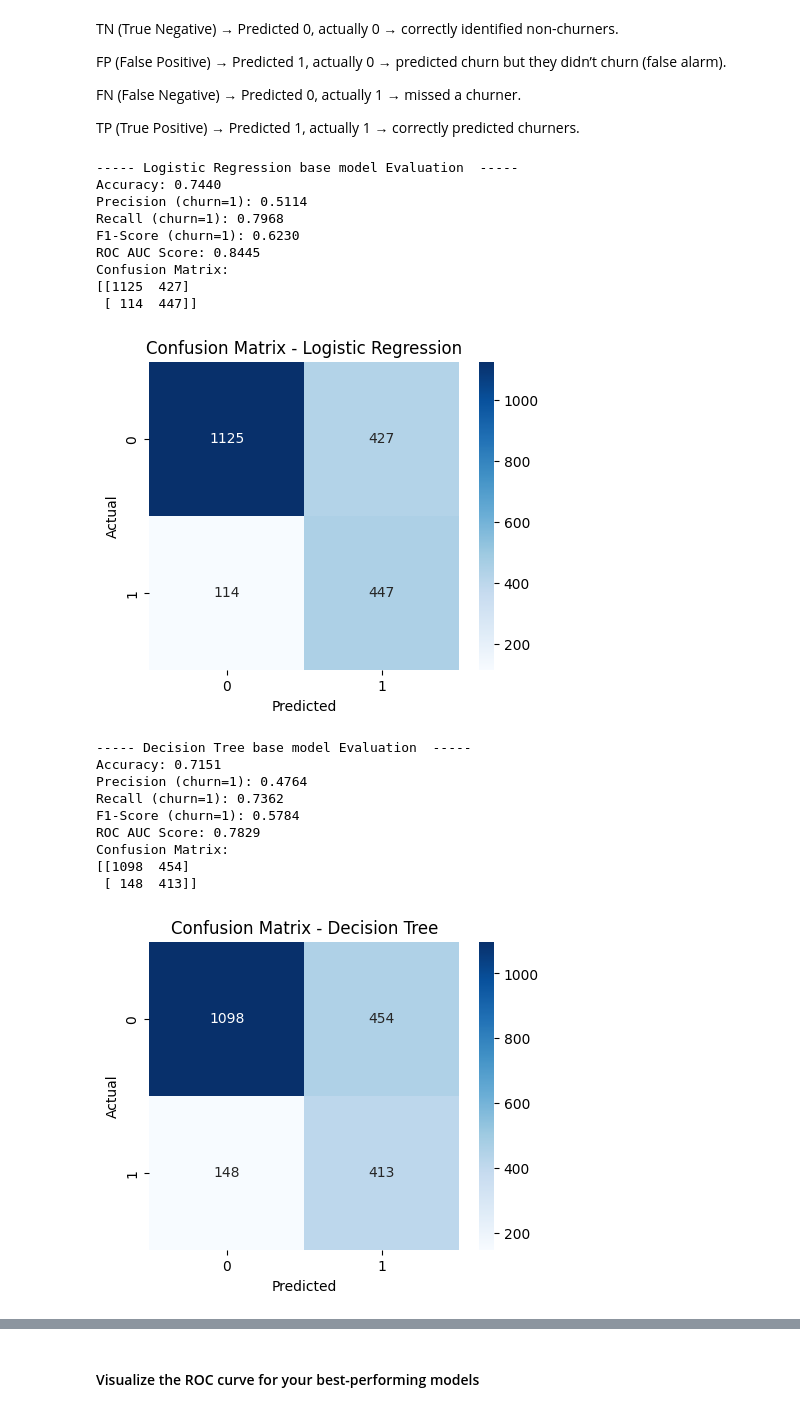
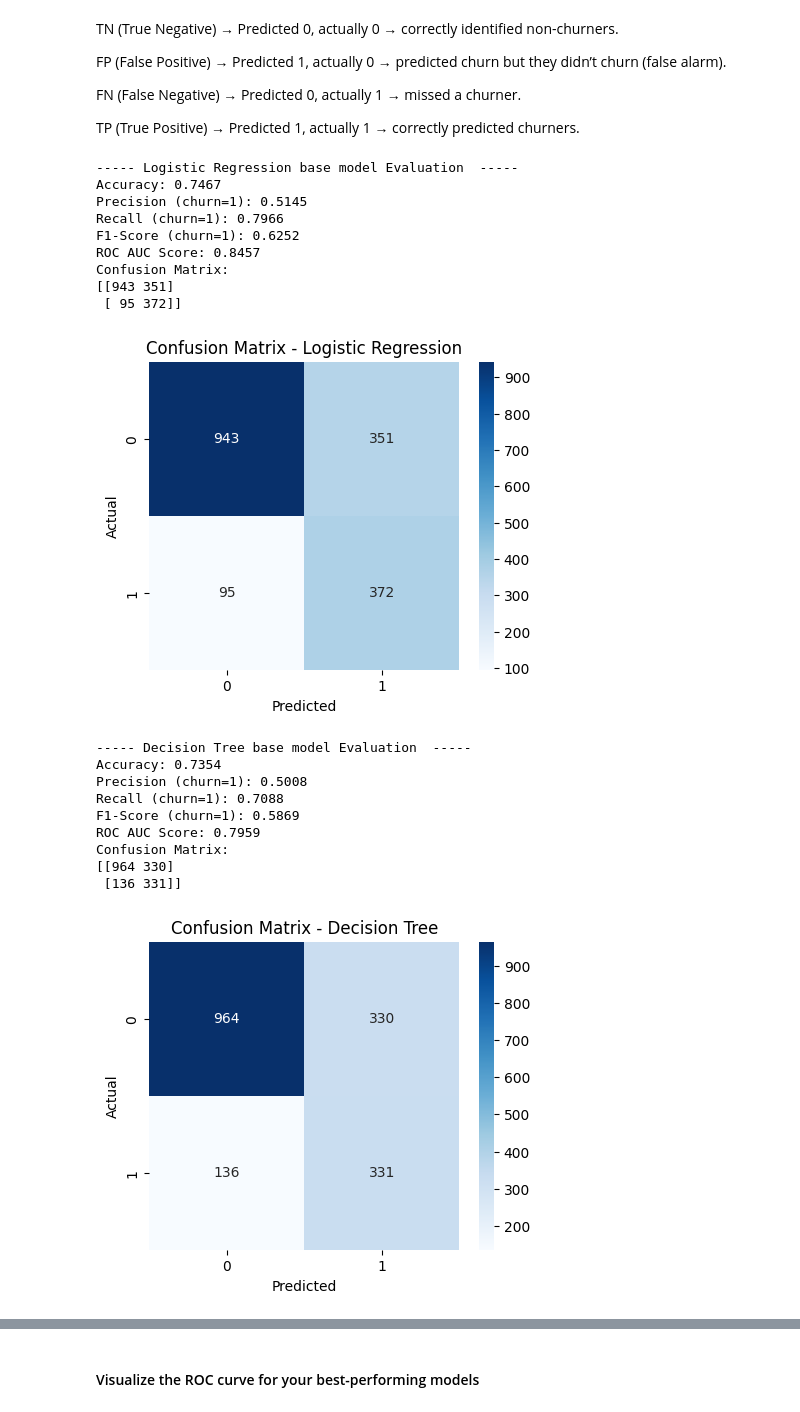
Before and after one commit to ZahraaFadhel/Predictive-Model-for-Customer-Churn, a Jupyter notebook: main.ipynb, the cells around one changed output, grey strips where cells are left out. Cells and saved outputs as stored; diff of their text form; code cells hidden in the pictures.

```diff
--- a/main.ipynb
+++ b/main.ipynb
@@ -987,7 +994,7 @@ y = df['churn']
 # Split the dataset: 70% train, 30% test with stratification
 X_train, X_test, y_train, y_test = train_test_split(
     X, y,
-    test_size=0.30,
+    test_size=0.25,
     random_state=42,
     stratify=y  # to ensure balanced churn distribution in both sets
 )
@@ -1366,3 +1434,35 @@ Top 10 most important features:
 # %% [markdown]
 #### Tune hyperparameters for the Random Forest Classifier and Gradient Boosting Classifier (XGBoost) models to optimize their perfomance
 we will be using RandomizedSearchCV because it is faster and works well with large hyperparameter spaces
+# %%
+from sklearn.linear_model import LogisticRegression
+from sklearn.model_selection import GridSearchCV
+
+# Hyperparameter grid
+params = {
+    'C': [0.01, 0.1, 1, 10, 100],
+    'penalty': ['l2'],
+    'solver': ['lbfgs']  # compatible with l2
+}
+
+grid_search_lr = GridSearchCV(
+    estimator=LogisticRegression(
+        max_iter=1000,
+        class_weight='balanced',
+        random_state=42
+    ),
+    param_grid=params,
+    scoring='roc_auc',   # AUC-ROC as scoring metric
+    cv=5,                # 5-fold CV
+    n_jobs=-1,           # use all cores
+    verbose=1
+)
+
+grid_search_lr.fit(X_train, y_train)
+
+print("Best hyperparameters for Logistic Regression:")
+print(grid_search_lr.best_params_)
+
+print(f"Best AUC-ROC score from cross-validation: {grid_search_lr.best_score_:.4f}")
+
+best_lr = grid_search_lr.best_estimator_
@@ -1519,38 +1757,38 @@ FN (False Negative) → Predicted 0, actually 1 → missed a churner.
 TP (True Positive) → Predicted 1, actually 1 → correctly predicted churners.
 # %%
 # Logistic regression model
-evaluate_model(logistic_regression, X_test, y_test, "Logistic Regression")
+evaluate_model(best_lr, X_test, y_test, "Logistic Regression")
 
 # Decision tree classifier
 evaluate_model(decision_tree_model, X_test, y_test, "Decision Tree")
 
 # Neural Network
-evaluate_model(neural_network_model, X_test, y_test, "Neural Network (MLP)")
+evaluate_model(best_nn, X_test, y_test, "Neural Network (MLP)")
 
 # Random forest classifier
 evaluate_model(best_rf, X_test, y_test, model_name="Random Forest (Tuned)")
 
 # Gradient boosting classifier (XGBoost)
 evaluate_model(best_xgb, X_test, y_test, "XGBoost (Tuned)")
 # %% [output]
 ----- Logistic Regression base model Evaluation  -----
-Accuracy: 0.7440
-Precision (churn=1): 0.5114
-Recall (churn=1): 0.7968
-F1-Score (churn=1): 0.6230
-ROC AUC Score: 0.8445
+Accuracy: 0.7467
+Precision (churn=1): 0.5145
+Recall (churn=1): 0.7966
+F1-Score (churn=1): 0.6252
+ROC AUC Score: 0.8457
 Confusion Matrix:
-[[1125  427]
- [ 114  447]]
+[[943 351]
+ [ 95 372]]
-[figure, old version]
+[figure, new version]
 ----- Decision Tree base model Evaluation  -----
-Accuracy: 0.7151
-Precision (churn=1): 0.4764
-Recall (churn=1): 0.7362
-F1-Score (churn=1): 0.5784
-ROC AUC Score: 0.7829
+Accuracy: 0.7354
+Precision (churn=1): 0.5008
+Recall (churn=1): 0.7088
+F1-Score (churn=1): 0.5869
+ROC AUC Score: 0.7959
 Confusion Matrix:
-[[1098  454]
- [ 148  413]]
+[[964 330]
+ [136 331]]
-[figure, old version]
+[figure, new version]
 ----- Neural Network (MLP) base model Evaluation  -----
```
Also changed, not shown: parts of 19 cells of this notebook, 2 other files.
